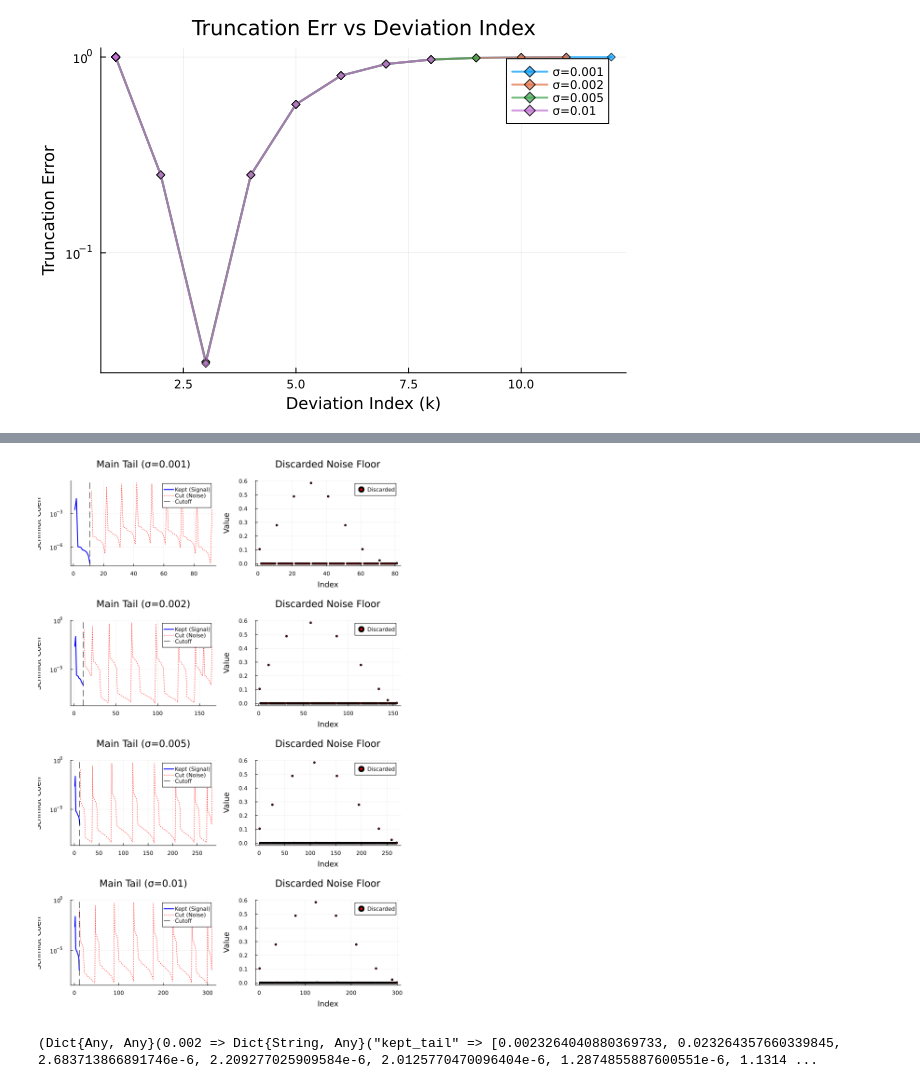
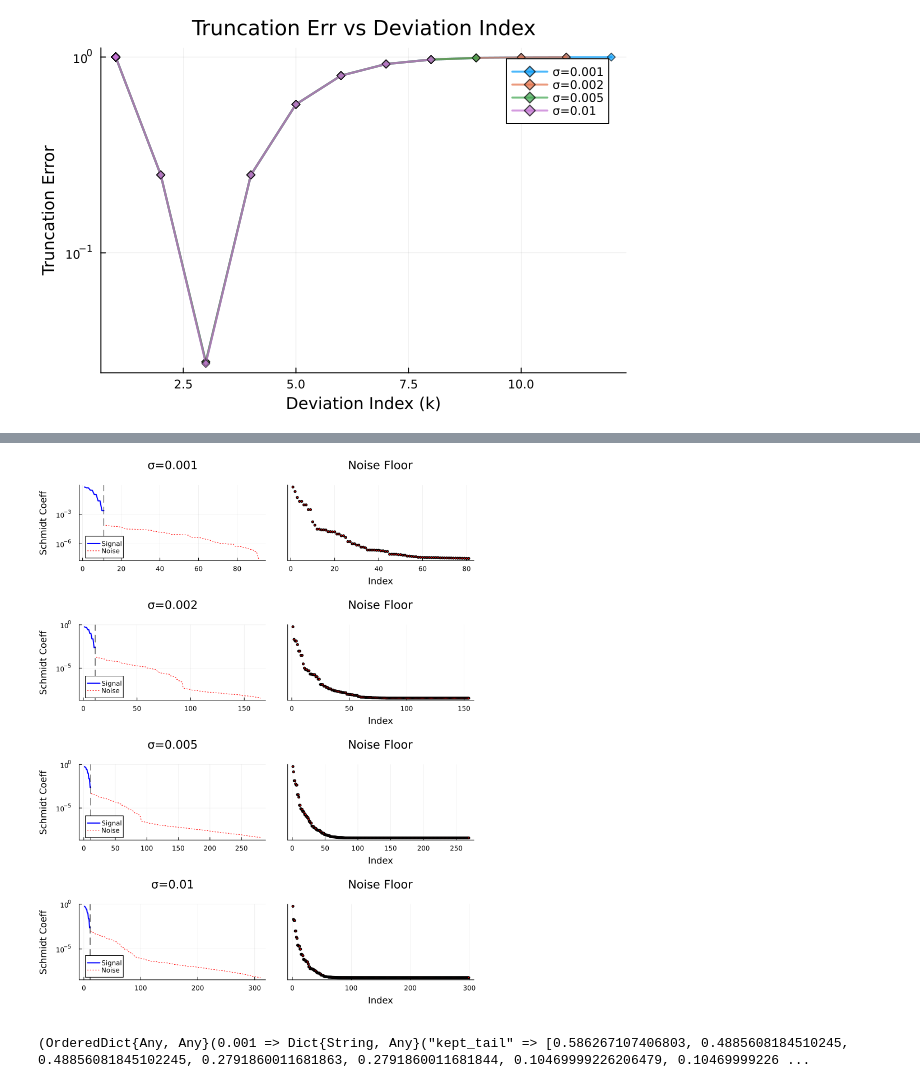
Before and after one commit to jamesnrolfe/MSci-Project, a Jupyter notebook: Ethan_code/machine_prec/More_tails/mach_prec_analysis_more.ipynb, the cells around one changed output, grey strips where cells are left out. Drawn from its saved outputs; the diff is of its cells as text; code cells hidden in the pictures.

```diff
--- a/Ethan_code/machine_prec/More_tails/mach_prec_analysis_more.ipynb
+++ b/Ethan_code/machine_prec/More_tails/mach_prec_analysis_more.ipynb
@@ -534,17 +531,19 @@ Successfully plotted 4 points for N=20
 """
 analyze_tail_cuts(N, σ_vals, data_loc)
 
-1. Finds the 'Ideal Cutoff' index from the σ=0.0 case (Clean Limit).
-2. Slices the noisy spectra at this cutoff.
-3. Plots the 'Kept' vs 'Cut' tails for visual comparison.
-4. Returns a dictionary containing the separated tails and their weights.
+1. Sorts σ_vals to ensure plots are ordered (Low Noise -> High Noise).
+2. Finds 'Ideal Cutoff' index from σ=0.0.
+3. Slices noisy spectra and plots 'Kept' vs 'Cut' tails.
+4. Returns an OrderedDict of separated tails.
 """
 function analyze_tail_cuts(N, σ_vals, data_loc; threshold=1e-15)
-    results = Dict()
+    # Sort sigmas to guarantee processing order
+    sort!(σ_vals)
+    results = OrderedDict()
 
     if !isfile(data_loc)
-        println("Error: File not found.")
-        return nothing
+        println("Error: File not found at $data_loc")
+        return nothing, 0
     end
 
     # --- STEP 1: DETERMINE IDEAL CUTOFF FROM SIGMA = 0 ---
@@ -552,10 +551,9 @@ function analyze_tail_cuts(N, σ_vals, data_loc; threshold=1e-15)
     clean_coefs = Float64[]
 
     jldopen(data_loc, "r") do file
-        # Try to find exactly sigma=0.0 or 0.000
         group_key = "N=$(N)"
         if !haskey(file, group_key)
-            println("Error: N=$N not found.")
+            println("Error: Group $group_key not found in JLD2 file.")
             return
         end
 
@@ -573,7 +571,7 @@ function analyze_tail_cuts(N, σ_vals, data_loc; threshold=1e-15)
         end
 
         if isnothing(zero_key)
-            println("Error: No baseline σ=0.0 found for N=$N. Cannot determine cutoff.")
+            println("Error: No baseline σ=0.0 found for N=$N.")
             return
         end
 
@@ -581,25 +579,26 @@ function analyze_tail_cuts(N, σ_vals, data_loc; threshold=1e-15)
         raw = file[group_key][zero_key]["schmidt_coefs"][1]
         clean_coefs = raw isa Vector ? raw : raw.storage.data
 
-        # Define Cutoff: Length of the clean vector
-        # (or where it drops below threshold if padded)
+        # Ensure Coefs are Descending
+        sort!(clean_coefs, rev=true)
+
+        # Define Cutoff: count coeffs above threshold
         ideal_cutoff_index = count(x -> x > threshold, clean_coefs)
     end
 
-    println("--- N=$N Analysis ---")
+    println("\n=== N=$N Analysis ===")
     println("Ideal Bond Dimension (from σ=0): χ = $ideal_cutoff_index")
 
     # --- STEP 2: APPLY CUT TO NOISY DATA ---
-
     plot_list = []
 
     jldopen(data_loc, "r") do file
         group_key = "N=$(N)"
 
         for σ in σ_vals
-            if σ == 0 continue end # Skip baseline
+            if σ == 0 continue end
 
-            # Find key
+            # Find key corresponding to this sigma
             sigma_key = nothing
             for k in keys(file[group_key])
                 if startswith(k, "sigma=")
@@ -615,16 +614,18 @@ function analyze_tail_cuts(N, σ_vals, data_loc; threshold=1e-15)
                 raw = file[group_key][sigma_key]["schmidt_coefs"][1]
                 noisy_coefs = raw isa Vector ? raw : raw.storage.data
 
+                # Ensure descending order
+                sort!(noisy_coefs, rev=true)
+
                 # SLICE THE TAIL
-                # If noisy bond dim is smaller than ideal (unlikely), handle safely
+                # Cut at the ideal index derived from the clean case
                 split_idx = min(length(noisy_coefs), ideal_cutoff_index)
 
                 kept_tail = noisy_coefs[1:split_idx]
                 cut_tail = (split_idx < length(noisy_coefs)) ? noisy_coefs[split_idx+1:end] : Float64[]
 
-                # CALCULATE WEIGHTS (Squared sum)
                 w_kept = sum(kept_tail .^ 2)
-                w_cut = sum(cut_tail .^ 2) # This is the truncation error
+                w_cut = sum(cut_tail .^ 2)
 
                 results[σ] = Dict(
                     "kept_tail" => kept_tail,
@@ -635,54 +636,42 @@ function analyze_tail_cuts(N, σ_vals, data_loc; threshold=1e-15)
                 )
 
                 # --- PLOTTING ---
-                # Panel 1: Main Spectrum (Log Scale)
                 p1 = plot(
                     1:length(kept_tail), kept_tail,
                     yscale=:log10,
-                    label="Kept (Signal)",
-                    color=:blue,
-                    lw=2,
-                    title="Main Tail (σ=$σ)",
-                    ylabel="Schmidt Coeff"
+                    label="Signal", color=:blue, lw=2,
+                    title="σ=$σ", ylabel="Schmidt Coeff", legend=:bottomleft
                 )
 
-                # Add the cut part in red if it exists
                 if !isempty(cut_tail)
                     x_cut = (split_idx+1):(split_idx+length(cut_tail))
-                    plot!(p1, x_cut, cut_tail, label="Cut (Noise)", color=:red, linestyle=:dot)
-                    vline!(p1, [split_idx], color=:black, label="Cutoff", linestyle=:dash)
+                    plot!(p1, x_cut, cut_tail, label="Noise", color=:red, linestyle=:dot)
+                    vline!(p1, [split_idx], color=:black, label="", linestyle=:dash)
                 end
 
-                # Panel 2: The Cut Part (Linear Scale - to see the noise floor)
-                p2 = plot(title="Discarded Noise Floor", xlabel="Index", ylabel="Value")
+                p2 = plot(title="Noise Floor", xlabel="Index", yticks=:none)
                 if !isempty(cut_tail)
                     plot!(p2, 1:length(cut_tail), cut_tail,
-                          seriestype=:scatter,
-                          markersize=2,
-                          color=:red,
-                          label="Discarded",
-                          legend=:topright)
+                          seriestype=:scatter, markersize=2, color=:red, label="", legend=false)
                 else
-                    annotate!(p2, [(0.5, 0.5, ("No Cut Needed", 10, :gray))])
+                    annotate!(p2, [(0.5, 0.5, ("No Cut", 8, :gray))])
                 end
 
-                combined = plot(p1, p2, layout=(1,2), size=(800, 300), margin=3Plots.mm)
+                combined = plot(p1, p2, layout=(1,2), size=(800, 250), margin=3Plots.mm)
                 push!(plot_list, combined)
             end
         end
     end
 
-    # Display all plots for this N
     if !isempty(plot_list)
-        final_plot = plot(plot_list..., layout=(length(plot_list), 1), size=(800, 300*length(plot_list)))
-        display(final_plot)
+        total_h = 250 * length(plot_list)
+        display(plot(plot_list..., layout=(length(plot_list), 1), size=(800, total_h)))
     end
 
     return results, ideal_cutoff_index
 end
 
+N_target = 20
 
-
-N_target = 20
 results, ideal_chi = analyze_tail_cuts(N_target, σ_vals, data_loc)
 # %% [output]
@@ -699,5 +688,5 @@ Ideal Bond Dimension (from σ=0): χ = 11
-[figure, old version]
+[figure, new version]
-(Dict{Any, Any}(0.002 => Dict{String, Any}("kept_tail" => [0.0023264040880369733, 0.023264357660339845, 2.683713866891746e-6, 2.209277025909584e-6, 2.0125770470096404e-6, 1.2874855887600551e-6, 1.1314 ...
+(OrderedDict{Any, Any}(0.001 => Dict{String, Any}("kept_tail" => [0.586267107406803, 0.4885608184510245, 0.48856081845102245, 0.2791860011681863, 0.2791860011681844, 0.10469999226206479, 0.10469999226 ...
 # %%
 """
 plot_cut_weights(results_dict, ideal_chi)
```
Also changed, not shown: parts of 13 cells of this notebook, 8 other files.
